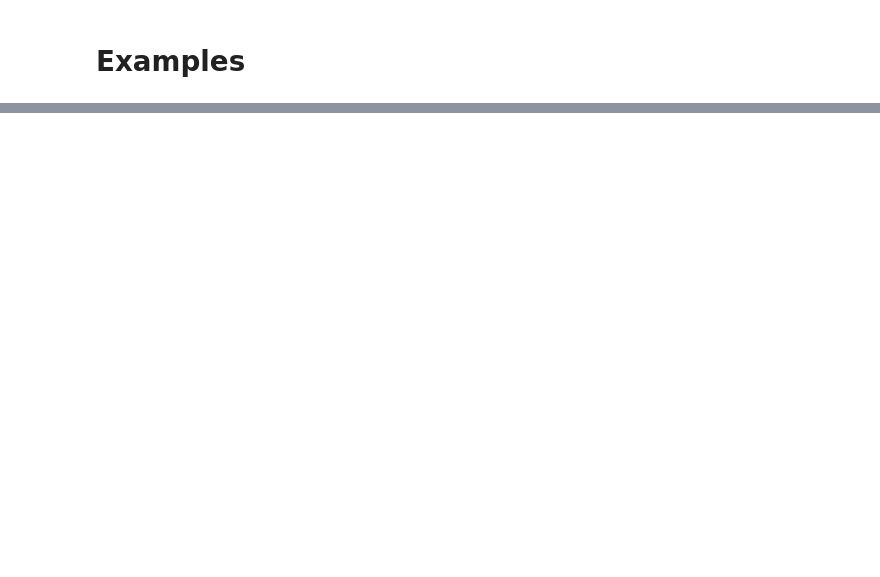
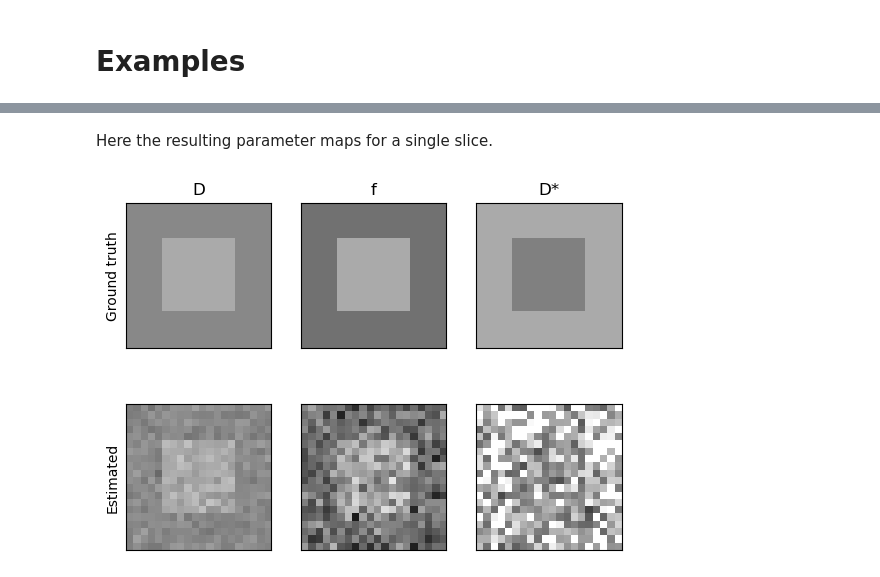
Before and after one commit to oscarjalnefjord/ivim, a Jupyter notebook: docs/examples.ipynb, the cells around one changed output, grey strips where cells are left out. Saved outputs shown, nothing was run; the diff lists cells and outputs as text; code cells hidden in the pictures; blank space fills up the shorter version.

```diff
--- a/docs/examples.ipynb
+++ b/docs/examples.ipynb
@@ -79,0 +103,22 @@ ax.set_zlim([-0.5e-3,0.5e-3]);
+# %%
+outbase_fit = os.path.join(folder,'fit')
+bthr = 200
+ivim.fit.seg(im_avg_file, bval_avg_file, regime, bthr, outbase=outbase_fit)
+# %% [markdown]
+Here the resulting parameter maps for a single slice.
+# %%
+fig,axes = plt.subplots(2,3)
+for par,plotpar,axs in zip(pars,['D*' if par == 'Dstar' else par for par in pars],axes.T):
+    estmap = ivim.io.base.read_im(outbase_fit+f'_{par}.nii.gz')
+    truemap = ivim.io.base.read_im(files_sim[par])
+    for im,ax in zip([truemap,estmap],axs):
+        ax.imshow(im[...,0], cmap='gray', vmin=0, vmax=1.5*np.max(truemap))
+        ax.set_xticks([])
+        ax.set_yticks([])
+        if ax == axs[0]:
+            ax.set_title(plotpar)
+    if axs[0] is axes[0][0]:
+        axs[0].set_ylabel('Ground truth')
+        axs[1].set_ylabel('Estimated')
+# %% [output]
+[figure, added]
```
Also changed, not shown: parts of 24 cells of this notebook, 38 other files.
